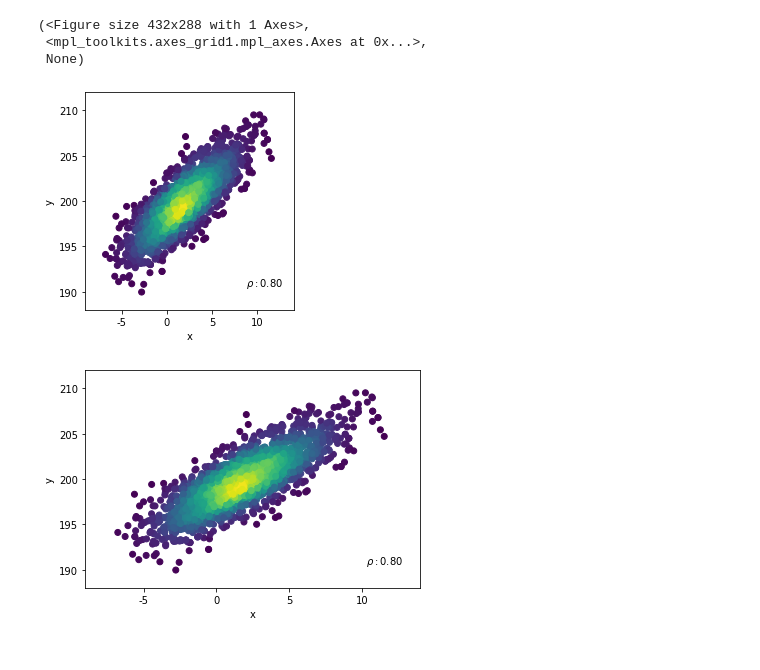
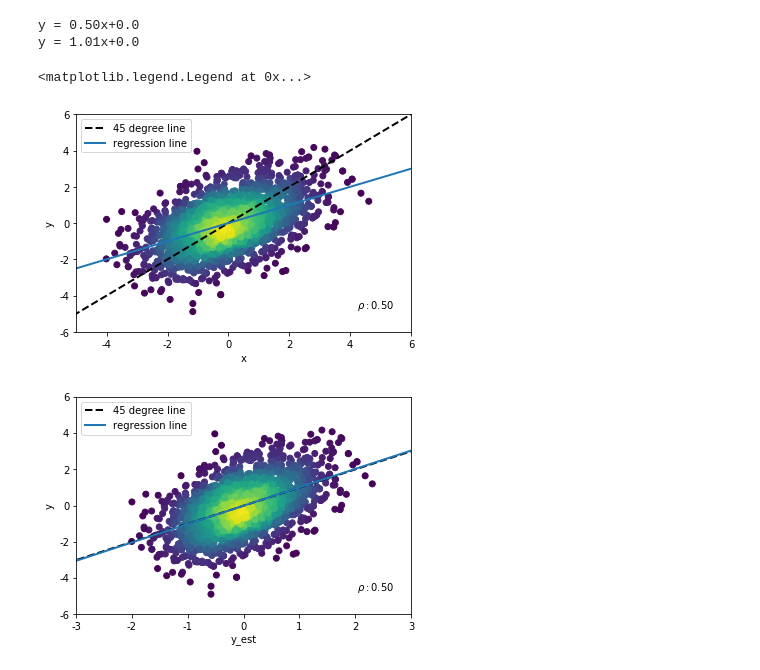
Before and after one commit to MHadavand/Lessons, a Jupyter notebook: Geostat/Bivariate.ipynb, the cells around one changed output. Saved outputs shown, nothing was run; the diff lists cells and outputs as text; code cells hidden in the pictures.

Commit message:
bivariate plots cases

```diff
--- a/Geostat/Bivariate.ipynb
+++ b/Geostat/Bivariate.ipynb
@@ -20,14 +17,0 @@ import numpy as np
-# %%
-mean = [2, 200]
-cov = [[10, 8], [8, 10]]
-x, y = np.random.multivariate_normal(mean, cov, 5000).T
-data = rmsp.GeoDataFrame(columns=['x', 'y'], data=np.vstack([x,y]).T)
-
-data.scatplot(aspect='equal')
-data.scatplot()
-# %% [output]
-(<Figure size 432x288 with 1 Axes>,
- <mpl_toolkits.axes_grid1.mpl_axes.Axes at 0x...>,
- None)
-[figure, removed]
-[figure, removed]
@@ -33,0 +58,46 @@ data.scatplot()
+# %%
+def plot_45(ax):
+    xlim = ax.get_xlim()
+    ylim = ax.get_ylim()
+    min_p = min(xlim[0], ylim[0])
+    max_p = max(xlim[1], ylim[1])
+    ax.plot([min_p,max_p], [min_p,max_p], lw=2, label='45 degree line', c='k', ls='--')
+
+def plot_line(ax, a,b):
+    x = np.array(ax.get_xlim())
+    y = a*x+b
+    ax.plot(x, y, lw=2, label='regression line')
+# %%
+mean = [0, 0]
+cov = np.array([[2, 1], [1, 2]])
+x, y = np.random.multivariate_normal(mean, cov, 5000).T
+data = rmsp.GeoDataFrame(columns=['x', 'y'], data=np.vstack([x,y]).T)
+
+# regression line between x and y
+a = cov[0,1]/cov[0,0]
+b = a * mean[0] - mean[1]
+print(f'y = {a:.2f}x+{b}')
+
+data['y_est'] = a* data['x'] + b
+
+fig,ax,cax = data.scatplot('x', 'y')
+plot_45(ax)
+plot_line(ax, a,b)
+ax.legend()
+
+
+fig,ax,cax = data.scatplot('y_est', 'y')
+# regression line between estimator and y
+cov = np.cov(data['y_est'],data['y'])
+a = cov[0,1]/cov[0,0]
+b = a * mean[0] - mean[1]
+print(f'y = {a:.2f}x+{b}')
+plot_45(ax)
+plot_line(ax, a,b)
+ax.legend()
+# %% [output]
+y = 0.50x+0.0
+y = 1.01x+0.0
+<matplotlib.legend.Legend at 0x...>
+[figure, added]
+[figure, added]
```
Also changed, not shown: parts of 5 cells of this notebook.
